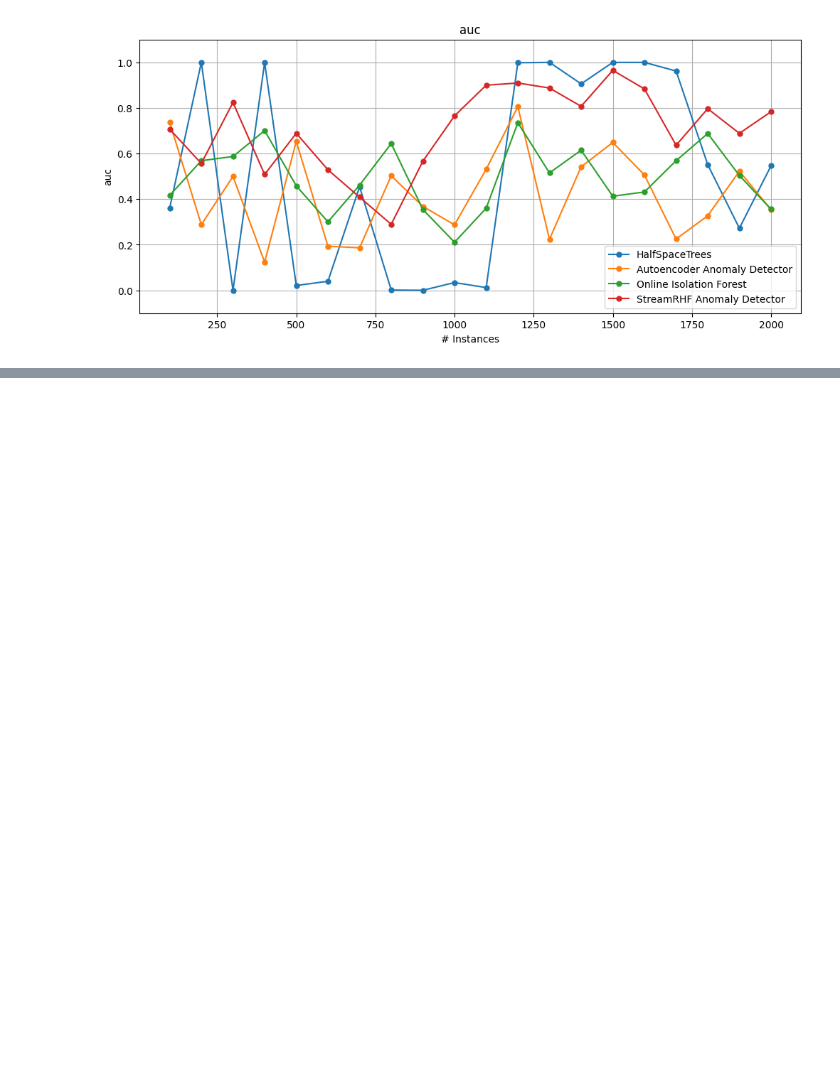
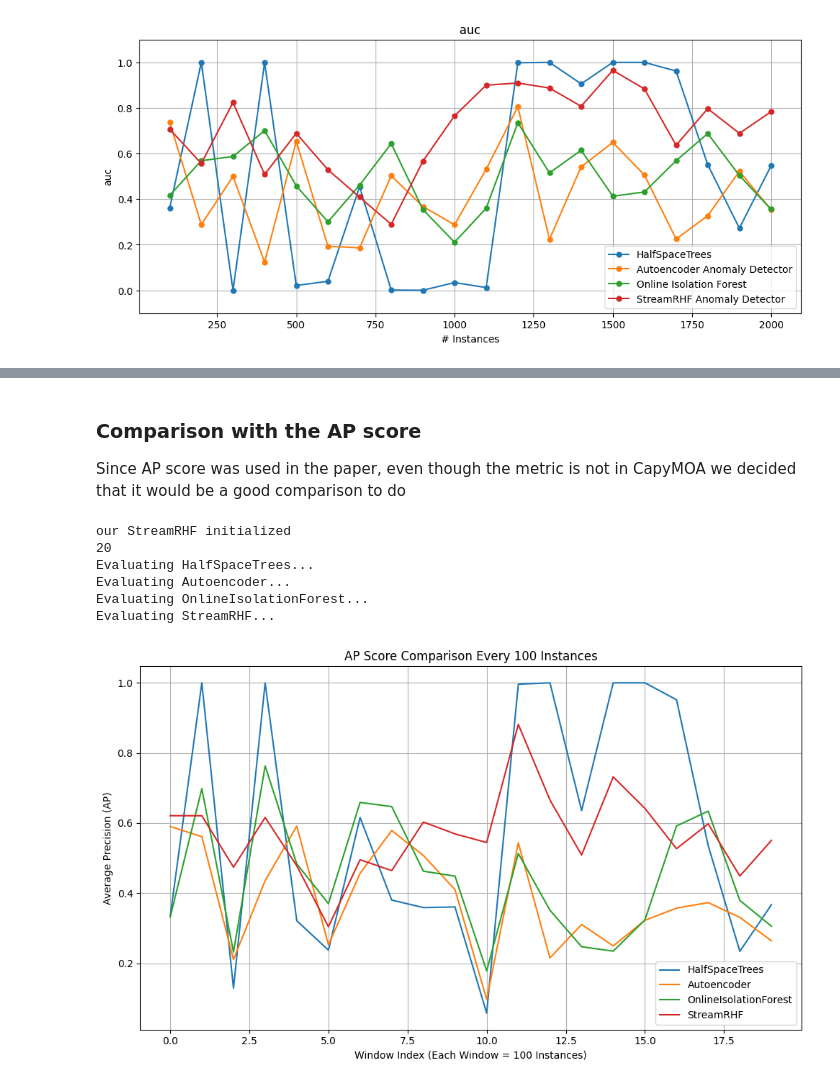
Before and after one commit to AlejandroUN/Stream-Random-Histogram-Forest, a Jupyter notebook: src/capymoa/anomaly/streamrhf/notebook_presentation.ipynb, the cells around one changed output, grey strips where cells are left out. Saved outputs shown, nothing was run; the diff lists cells and outputs as text; code cells hidden in the pictures; blank space fills up the shorter version.

```diff
--- a/src/capymoa/anomaly/streamrhf/notebook_presentation.ipynb
+++ b/src/capymoa/anomaly/streamrhf/notebook_presentation.ipynb
@@ -328,0 +357,78 @@ StreamRHF AUC: 0.6979312997524918
+# %% [markdown]
+### Comparison with the AP score
+
+Since AP score was used in the paper, even though the metric is not in CapyMOA we decided that it would be a good comparison to do
+# %%
+import numpy as np
+import matplotlib.pyplot as plt
+from sklearn.metrics import average_precision_score
+from capymoa.datasets import ElectricityTiny
+from capymoa.anomaly import HalfSpaceTrees, Autoencoder, OnlineIsolationForest, StreamRHF
+
+# Initialize dataset stream
+stream = ElectricityTiny()
+schema = stream.get_schema()
+
+# Initialize models
+models = {
+    "HalfSpaceTrees": HalfSpaceTrees(schema=schema),
+    "Autoencoder": Autoencoder(schema=schema, hidden_layer=1),
+    "OnlineIsolationForest": OnlineIsolationForest(schema=schema, num_trees=10),
+    "StreamRHF": StreamRHF(schema=schema, num_trees=10),
+}
+
+# Sliding window size
+window_size = 100
+
+# Initialize results
+ap_scores_per_model = {}
+
+for model_name, model in models.items():
+    print(f"Evaluating {model_name}...")
+
+    # Restart the stream for each model
+    stream.restart()
+    anomaly_scores = []
+    true_labels = []
+    window_ap_scores = []
+    instance_count = 0
+
+    # Process instances in the stream
+    while stream.has_more_instances():
+        instance = stream.next_instance()
+        true_labels.append(instance.y_index)
+        anomaly_score = 1 - model.score_instance(instance)  # Flip score for consistency
+        anomaly_scores.append(anomaly_score)
+        model.train(instance)
+        instance_count += 1
+
+        # Compute AP score every 100 instances using the last 100
+        if instance_count >= window_size:
+            window_labels = np.array(true_labels[-window_size:])
+            window_scores = np.array(anomaly_scores[-window_size:])
+            window_ap = average_precision_score(window_labels, window_scores)
+            window_ap_scores.append(window_ap)
+            instance_count = 0
+
+    ap_scores_per_model[model_name] = window_ap_scores
+
+# Plotting AP Scores
+plt.figure(figsize=(10, 6))
+for model_name, ap_scores in ap_scores_per_model.items():
+    plt.plot(range(len(ap_scores)), ap_scores, label=model_name)
+
+plt.title("AP Score Comparison Every 100 Instances")
+plt.xlabel("Window Index (Each Window = 100 Instances)")
+plt.ylabel("Average Precision (AP)")
+plt.legend()
+plt.grid()
+plt.tight_layout()
+plt.show()
+# %% [output]
+our StreamRHF initialized
+20
+Evaluating HalfSpaceTrees...
+Evaluating Autoencoder...
+Evaluating OnlineIsolationForest...
+Evaluating StreamRHF...
+[figure, added]
```
Also changed, not shown: parts of 6 cells of this notebook.
